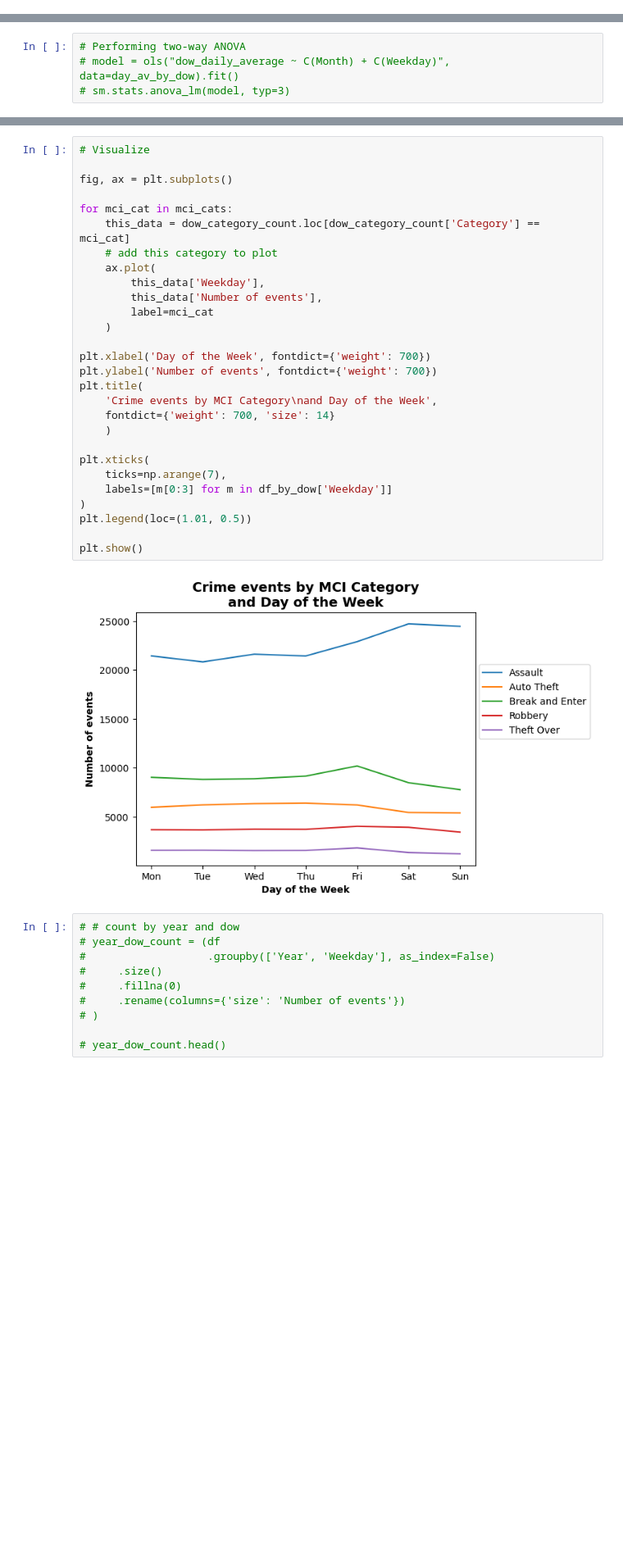
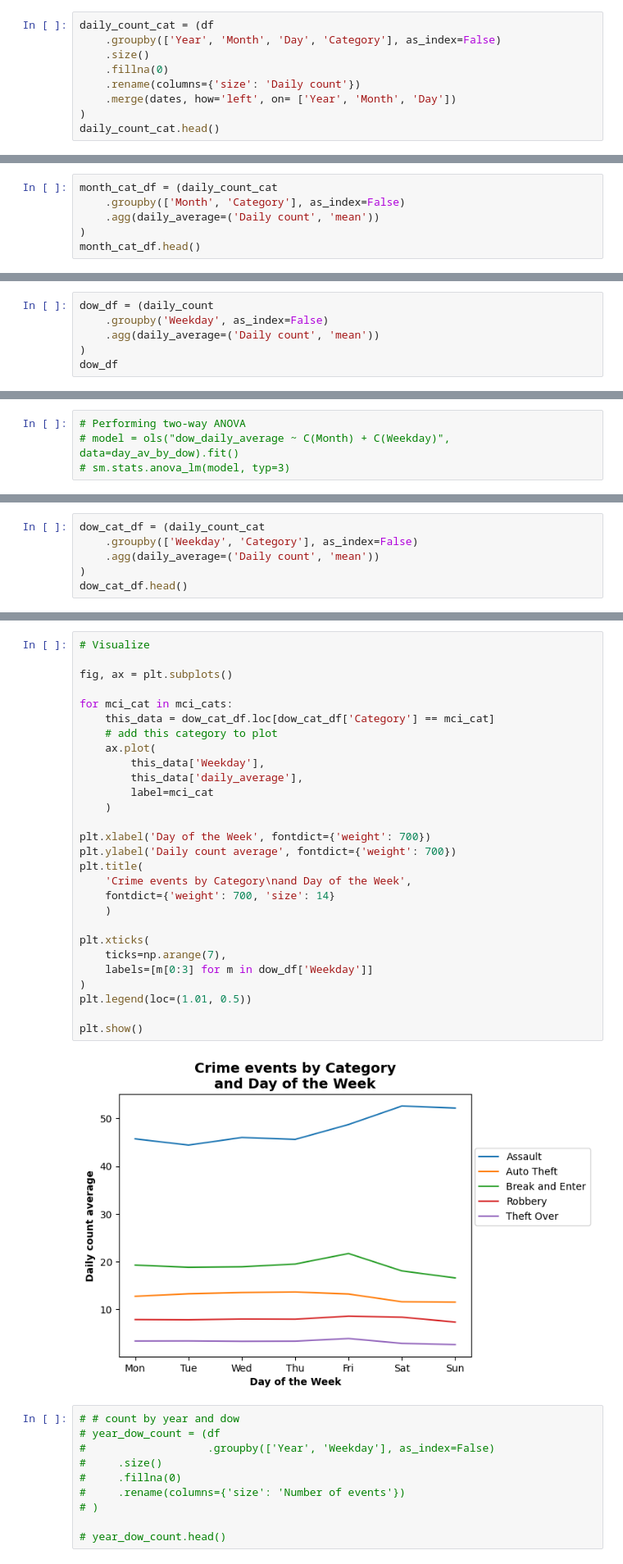
Before and after one commit to fannysigouin/project1, a Jupyter notebook: q2_peak_times.ipynb, the cells around one changed output, grey strips where cells are left out. Shown at 82% size. Saved outputs shown, nothing was run; the diff lists cells and outputs as text; blank space fills up the shorter version.

Commit message:
switch all plots to use daily means

```diff
--- a/q2_peak_times.ipynb
+++ b/q2_peak_times.ipynb
@@ -145,3 +145,12 @@ daily_count.head()
 | 2 | 2014 | January | 3.0 | 64 | Friday |
 | 3 | 2014 | January | 4.0 | 58 | Saturday |
 | 4 | 2014 | January | 5.0 | 70 | Sunday |
+# %%
+daily_count_cat = (df
+    .groupby(['Year', 'Month', 'Day', 'Category'], as_index=False)
+    .size()
+    .fillna(0)
+    .rename(columns={'size': 'Daily count'})
+    .merge(dates, how='left', on= ['Year', 'Month', 'Day'])
+)
+daily_count_cat.head()
@@ -292,0 +359,6 @@ plt.show()
+# %%
+month_cat_df = (daily_count_cat
+    .groupby(['Month', 'Category'], as_index=False)
+    .agg(daily_average=('Daily count', 'mean'))
+)
+month_cat_df.head()
@@ -425,0 +523,6 @@ plt.show()
+# %%
+dow_df = (daily_count
+    .groupby('Weekday', as_index=False)
+    .agg(daily_average=('Daily count', 'mean'))
+)
+dow_df
@@ -506,0 +626,6 @@ dow_category_count.head()
+# %%
+dow_cat_df = (daily_count_cat
+    .groupby(['Weekday', 'Category'], as_index=False)
+    .agg(daily_average=('Daily count', 'mean'))
+)
+dow_cat_df.head()
@@ -507,33 +639,33 @@ dow_category_count.head()
 # %%
 # Visualize
 
 fig, ax = plt.subplots()
 
 for mci_cat in mci_cats:
-    this_data = dow_category_count.loc[dow_category_count['Category'] == mci_cat]
+    this_data = dow_cat_df.loc[dow_cat_df['Category'] == mci_cat]
     # add this category to plot
     ax.plot(
         this_data['Weekday'],
-        this_data['Number of events'],
+        this_data['daily_average'],
         label=mci_cat
     )
 
 plt.xlabel('Day of the Week', fontdict={'weight': 700})
-plt.ylabel('Number of events', fontdict={'weight': 700})
+plt.ylabel('Daily count average', fontdict={'weight': 700})
 plt.title(
-    'Crime events by MCI Category\nand Day of the Week',
+    'Crime events by Category\nand Day of the Week',
     fontdict={'weight': 700, 'size': 14}
     )
 
 plt.xticks(
     ticks=np.arange(7),
-    labels=[m[0:3] for m in df_by_dow['Weekday']]
+    labels=[m[0:3] for m in dow_df['Weekday']]
 )
 plt.legend(loc=(1.01, 0.5))
 
 plt.show()
 # %% [output]
-[figure, old version]
+[figure, new version]
 # %%
 # # count by year and dow
 # year_dow_count = (df
```
Also changed, not shown: parts of 27 cells of this notebook.
